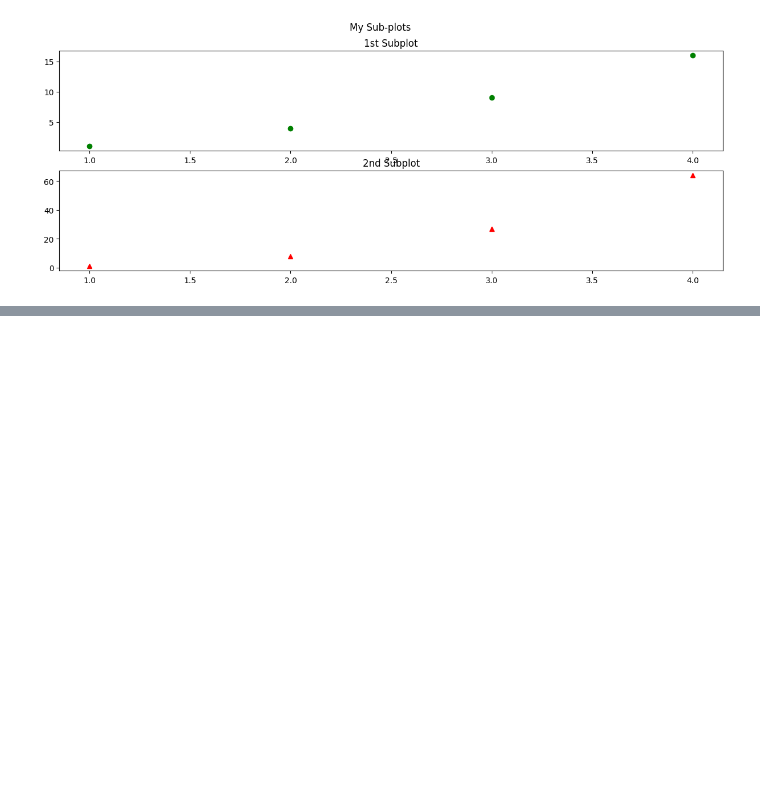
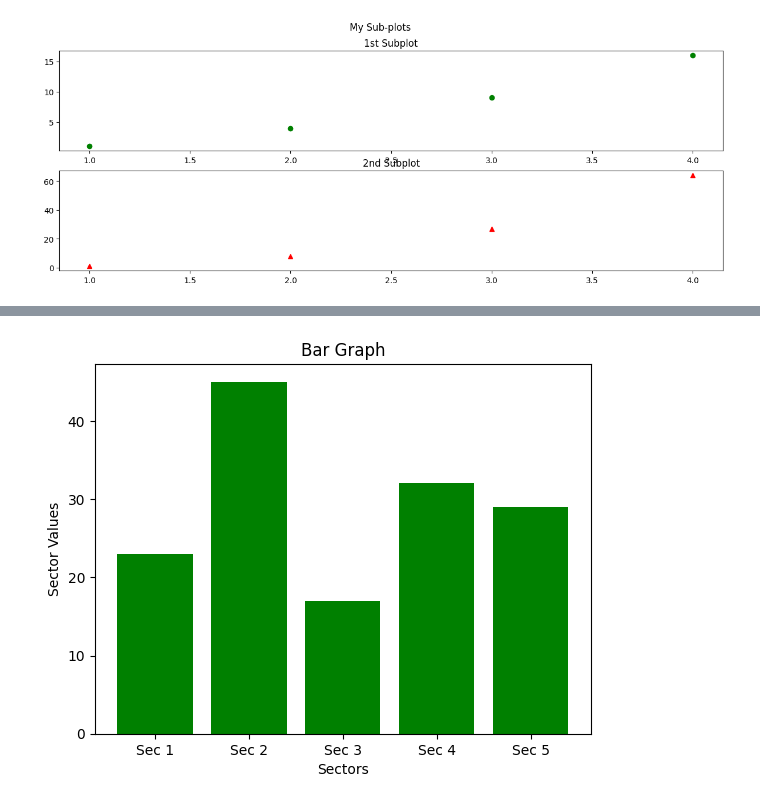
Before and after one commit to gr8bipin/python_basics_finance, a Jupyter notebook: matplotlib_for_python.ipynb, the cells around one changed output, grey strips where cells are left out. Drawn from its saved outputs; the diff is of its cells as text; code cells hidden in the pictures; blank space fills up the shorter version.

```diff
--- a/matplotlib_for_python.ipynb
+++ b/matplotlib_for_python.ipynb
@@ -355,0 +380,10 @@ Text(0.5, 0.98, 'My Sub-plots')
+# %%
+sectors = ["Sec 1", "Sec 2", "Sec 3", "Sec 4", "Sec 5"]
+sector_values = [23, 45, 17, 32, 29]
+plt.bar(sectors, sector_values, color = "green") #---plt.barh for horizontal graph
+plt.title("Bar Graph")
+plt.xlabel("Sectors")
+plt.ylabel("Sector Values")
+plt.show()
+# %% [output]
+[figure, added]
```
Also changed, not shown: parts of 12 cells of this notebook.
